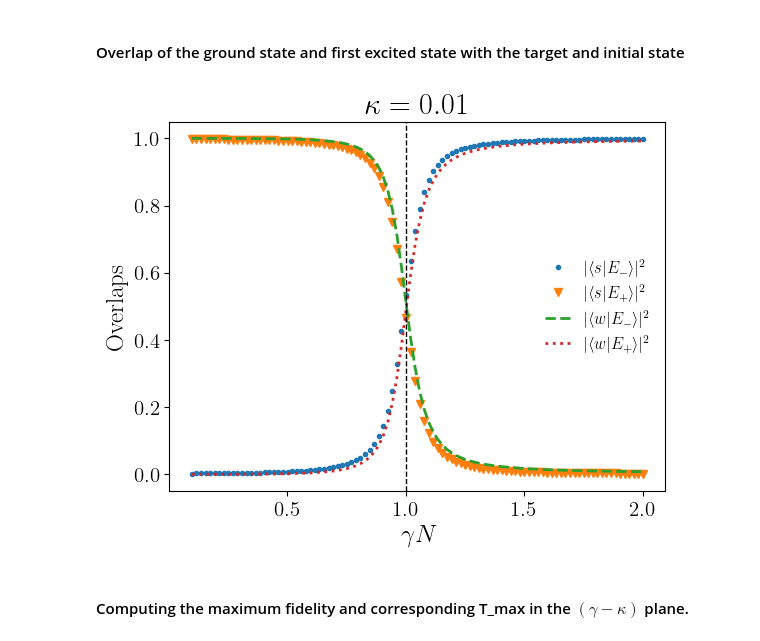
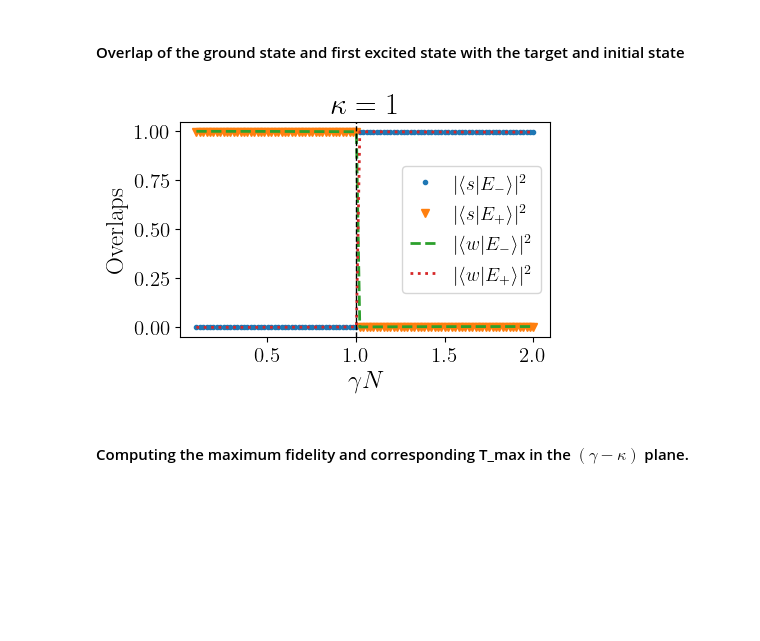
Before and after one commit to sayanr5834/non-Hermitian_QS, a Jupyter notebook: NH_quantum_walker.ipynb, the cells around one changed output. Cells and saved outputs as stored; diff of their text form; code cells hidden in the pictures; blank space fills up the shorter version.

```diff
--- a/NH_quantum_walker.ipynb
+++ b/NH_quantum_walker.ipynb
@@ -9,11 +9,12 @@ import networkx as nx
 import source_file as sf
 import importlib
 importlib.reload(sf)
+import pickle
 
 
 import matplotlib as mpl
 mpl.rc('font', size=18)
-mpl.rc('legend', fontsize=18)
+mpl.rc('legend', fontsize=14)
 mpl.rc('legend', numpoints=1)
 mpl.rc('legend', handlelength=1.5)
 mpl.rc('legend', frameon=False)
@@ -344,41 +352,46 @@ plt.show()
 #parameters
 N = 500
 w  = 10
-kappa = 0.01
+kappa = 1
 gamma = np.linspace(0.1/N,2/N,100)
 
 #E0s,E1s,E0w,E1w = sf.overlap_CG_numerics(N,gamma,w,kappa)
 E0s_t,E1s_t,E0w_t,E1w_t = sf.overlap_CG_theory(N,gamma,w,kappa)
 # %%
+plt.figure(figsize = (3.41667*1.4,2*1.4))
+
 #plt.plot(gamma*N, E0s,'*',label = r'$\langle E_0^L | s \rangle \langle s | E_0^R \rangle:$NM')
 #plt.plot(gamma*N, E0s_t,'.',label = r'$\langle E_-^L | s \rangle \langle s | E_-^R \rangle$')
 plt.plot(gamma*N, E0s_t,'.',label = r'$|\langle s | E_- \rangle|^2$')
 
 
 #plt.plot(gamma*N, E1s,'^',label = r'$\langle E_1^L | s \rangle \langle s | E_1^R \rangle:$NM')
 #plt.plot(gamma*N, E1s_t,'v',label = r'$\langle E_+^L | s \rangle \langle s | E_+^R \rangle$')
 plt.plot(gamma*N, E1s_t,'v',label = r'$| \langle s | E_+ \rangle|^2$')
 
 #plt.plot(gamma*N, E0w,'-.',label = r'$\langle E_0^L | w \rangle \langle w | E_0^R \rangle:$NM')
 #plt.plot(gamma*N, E0w_t,'--',label = r'$\langle E_-^L | w \rangle \langle w | E_-^R \rangle$')
 plt.plot(gamma*N, E0w_t,'--',label = r'$|\langle w | E_- \rangle|^2$')
 
 
 #plt.plot(gamma*N, E1w,'-',label = r'$\langle E_1^L | w \rangle \langle w | E_1^R \rangle:$NM')
 #plt.plot(gamma*N, E1w_t,':',label = r'$\langle E_+^L | w \rangle \langle w | E_+^R \rangle$')
 plt.plot(gamma*N, E1w_t,':',label = r'$|\langle w | E_+ \rangle|^2$')
 
 plt.axvline(1.0,linestyle = '--',color = 'k',linewidth =1)
 
-plt.legend(fontsize = 12)
+
+
+
+plt.legend(frameon = True)
 plt.xlabel(r'$\gamma N$')
 plt.ylabel(r'Overlaps')
 plt.title(f'$\\kappa = {kappa}$')
 
 plt.savefig(f'../Figures/Presentation/Overlap_k{kappa}_N{N}.pdf',bbox_inches = 'tight',dpi =600,transparent = True)
 plt.show()
 # %% [output]
-[figure, old version]
+[figure, new version]
 # %% [markdown]
 #### Computing the maximum fidelity and corresponding T_max in the $(\gamma-\kappa)$ plane.
 # %%
```
Also changed, not shown: parts of 18 cells of this notebook.
